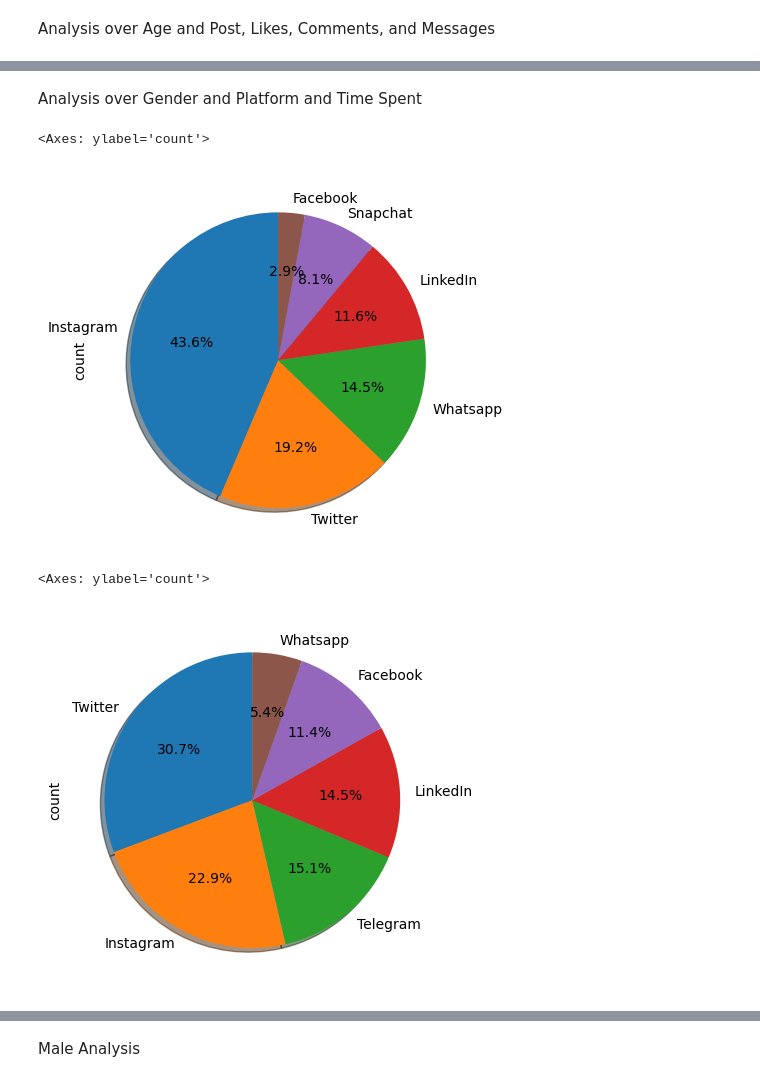
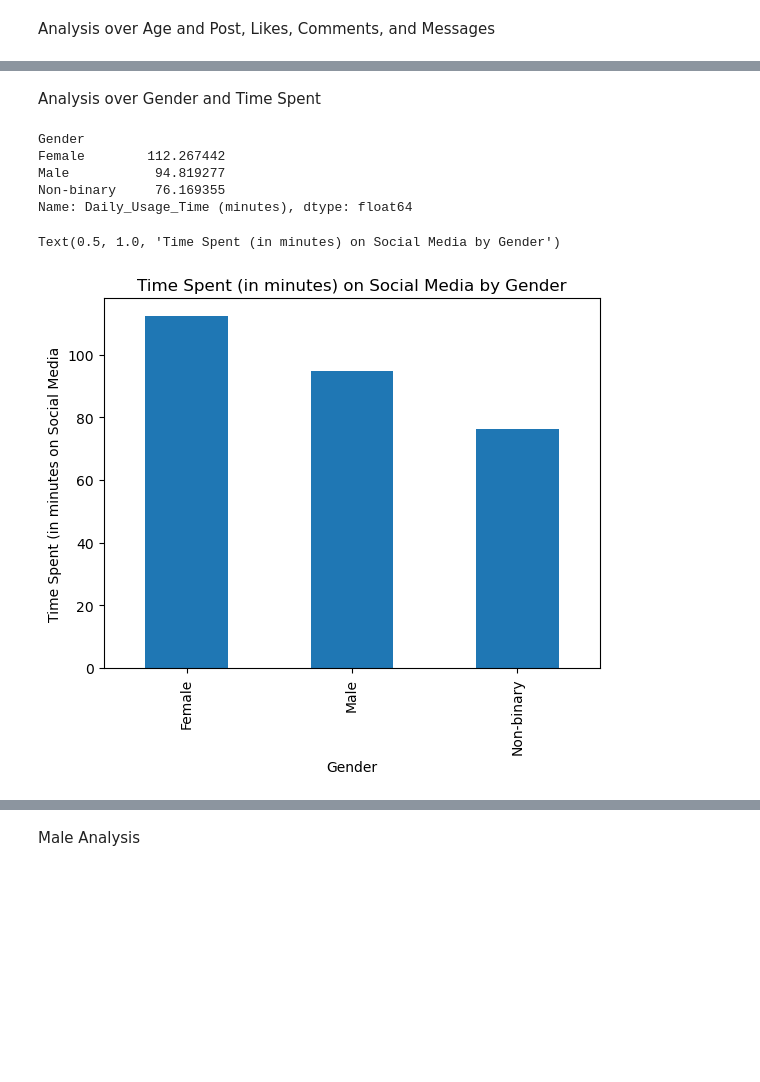
Before and after one commit to cindyd97/Analyzing-Social-Media-And-Emotions, a Jupyter notebook: Cindy's_work/Analysis.ipynb, the cells around one changed output, grey strips where cells are left out. Cells and saved outputs as stored; diff of their text form; code cells hidden in the pictures; blank space fills up the shorter version.

```diff
--- a/Cindy's_work/Analysis.ipynb
+++ b/Cindy's_work/Analysis.ipynb
@@ -205,18 +214,20 @@ Name: Messages_Sent_Per_Day, dtype: float64
 Text(0, 0.5, 'Avg Messages Sent Per Day')
 [figure]
 # %% [markdown]
-Analysis over Gender and Platform and Time Spent
+Analysis over Gender and Time Spent
 # %%
-#Group the data by gender and calculate the usage of each platform
-gender_platform = data.groupby('Gender')['Platform'].value_counts()
-#Create a pie chart showing usage of each platform by gender for female population
-gender_platform['Female'].plot.pie(autopct='%1.1f%%', startangle=90, shadow=True)
+#Group the data by gender and calculate the usage time
+gender_usage = data.groupby('Gender')['Daily_Usage_Time (minutes)'].mean()
+#Create a bar chart showing average usage of each platform by gender.
+print(gender_usage)
+gender_usage.plot.bar()
+plt.ylabel('Time Spent (in minutes on Social Media')
+plt.title('Time Spent (in minutes) on Social Media by Gender')
 # %% [output]
-<Axes: ylabel='count'>
+Gender
+Female        112.267442
+Male           94.819277
+Non-binary     76.169355
+Name: Daily_Usage_Time (minutes), dtype: float64
+Text(0.5, 1.0, 'Time Spent (in minutes) on Social Media by Gender')
-[figure, old version]
+[figure, new version]
-# %%
-#Create a pie chart showing usage of each platform by gender for male population
-gender_platform['Male'].plot.pie(autopct='%1.1f%%', startangle=90, shadow=True)
-# %% [output]
-<Axes: ylabel='count'>
-[figure, removed]
```
Also changed, not shown: parts of 18 cells of this notebook, 2 other files.
